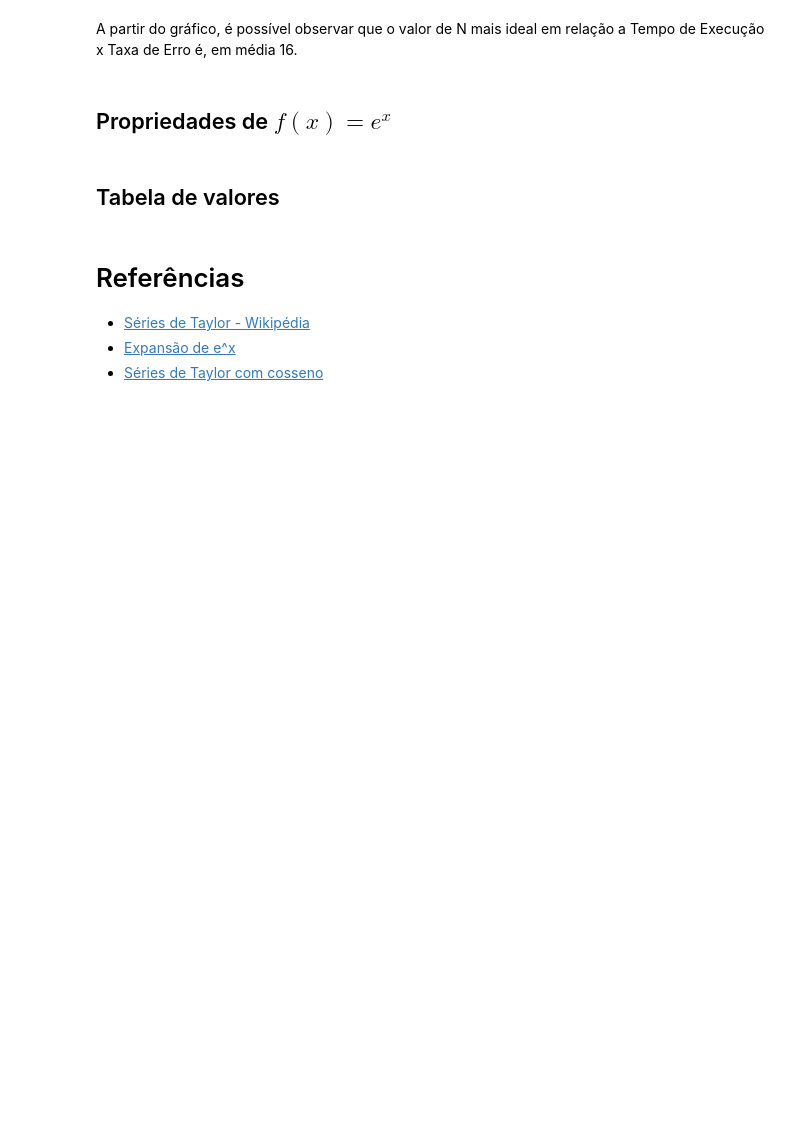
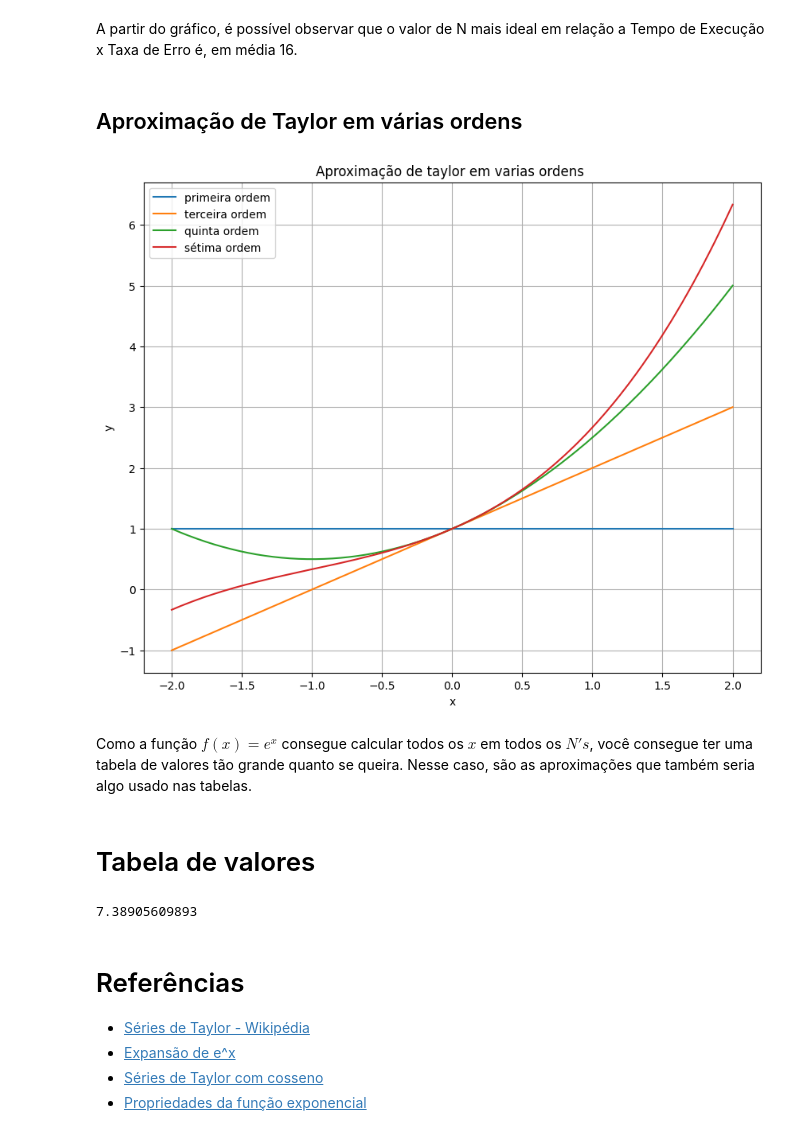
Before and after one commit to CompCientifica/EP-1, a Jupyter notebook: ep1.ipynb, the cells around one changed output. Saved outputs shown, nothing was run; the diff lists cells and outputs as text; code cells hidden in the pictures; blank space fills up the shorter version.

```diff
--- a/ep1.ipynb
+++ b/ep1.ipynb
@@ -105,12 +96,54 @@ ax2.tick_params(axis='y', labelcolor=color)
 # %% [markdown]
 A partir do gráfico, é possível observar que o valor de N mais ideal em relação a Tempo de Execução x Taxa de Erro é, em média 16.
-# %% [markdown]
-## Propriedades de $f(x) = e^x$
+# %% [markdown]
+## Aproximação de Taylor em várias ordens
+# %%
+x = np.linspace(-2, 2, 200)
+y = np.zeros(len(x))
+
+legenda = ['primeira ordem', 'terceira ordem', 'quinta ordem', 'sétima ordem']
+
+plt.figure(figsize=(10, 8))
+for n, label in zip(range(4), legenda):
+    y = y + (x**n) / math.factorial(n)
+    plt.plot(x, y, label=label)
+
+plt.grid()
+plt.title('Aproximação de taylor em varias ordens ')
+plt.xlabel('x')
+plt.ylabel('y')
+plt.legend()
+plt.show()
+# %% [output]
+[figure, added]
+# %% [markdown]
+Como a função $f(x) = e^x$ consegue calcular todos os $x$ em todos os $N's$, você consegue ter uma tabela de valores tão grande quanto se queira. Nesse caso, são as aproximações que também seria algo usado nas tabelas.
 # %% [markdown]
-## Tabela de valores
+# Tabela de valores
+# %%
+tabela = {
+    0:1,
+    1:2.71828182846,
+    2:7.38905609893,
+    3:20.0855369232,
+    4:54.5981500331
+
+}
+
+def e_x_tab(x, n_max):
+    if x in tabela:
+      return tabela[x]
+    else:
+      return e_x(x,n_max)
+
+
+print(e_x_tab(2,10))
+# %% [output]
+7.38905609893
 # %% [markdown]
 # Referências
 
 - [Séries de Taylor - Wikipédia](https://pt.wikipedia.org/wiki/S%C3%A9rie_de_Taylor)
 - [Expansão de e^x](https://www.youtube.com/watch?v=QfU-7XdKW5c)
 - [Séries de Taylor com cosseno](https://colab.research.google.com/drive/14a6wnOOOv8yzfvRtfHvMoGIkOAIQnoJN?usp=sharing#scrollTo=AC1IYWaWYTcF)
+- [Propriedades da função exponencial](https://mundoeducacao.uol.com.br/matematica/propriedades-funcao-exponencial.htm)
```
Also changed, not shown: parts of 5 cells of this notebook.
